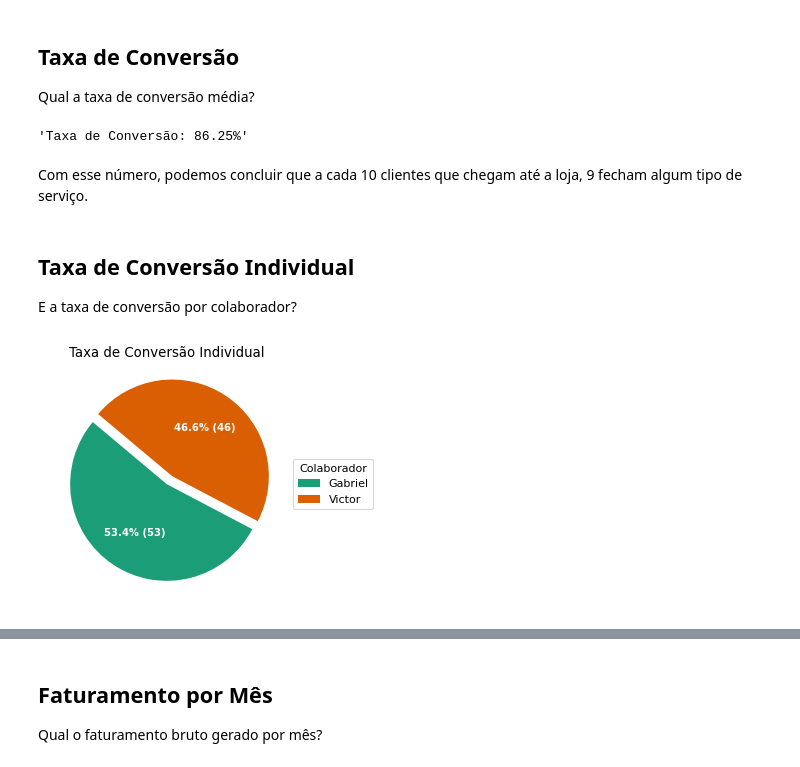
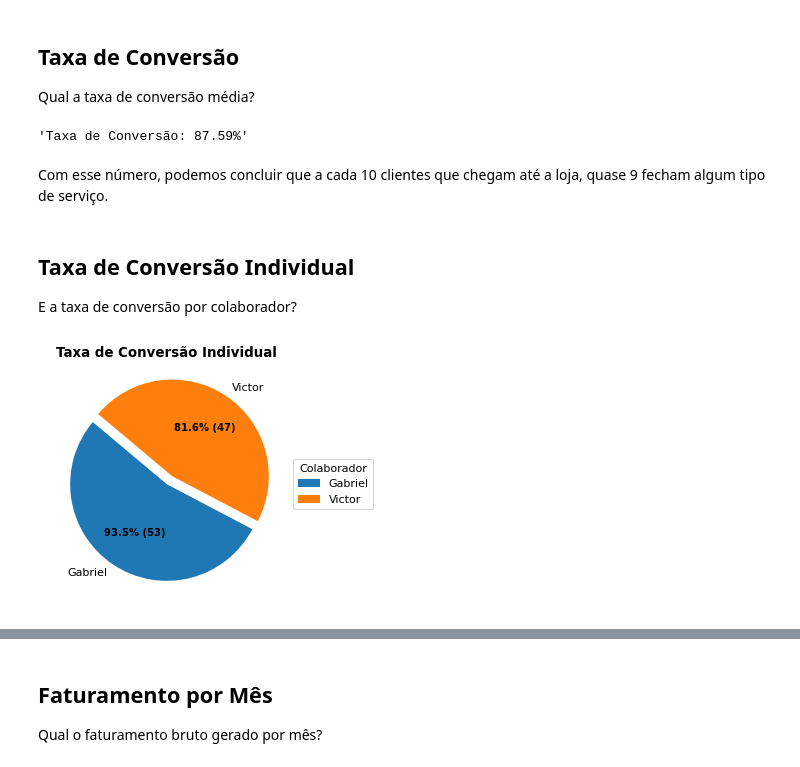
Before and after one commit to hgosouza1/Data-Science, a Jupyter notebook: Projeto Pessoal/Estética Automotiva/relatorio_geral_negocio.ipynb, the cells around one changed output, grey strips where cells are left out. Saved outputs shown, nothing was run; the diff lists cells and outputs as text; code cells hidden in the pictures.

```diff
--- a/Projeto Pessoal/Estética Automotiva/relatorio_geral_negocio.ipynb
+++ b/Projeto Pessoal/Estética Automotiva/relatorio_geral_negocio.ipynb
@@ -174,47 +176,46 @@ Qual a taxa de conversão média?
 #Calculando a taxa de conversão
 taxa = ((dados.situacao == "FECHADO").sum()/dados.ID.count())
 
+colunas = ['responsavel', 'situacao']
+individual = (dados[(dados.situacao == "FECHADO")][colunas].groupby('responsavel').size()/dados.groupby(['responsavel']).size()).reset_index(name='counts')
+
+data = mean(individual['counts'])
+
 #Formatando e imprimindo o resultado
-f'Taxa de Conversão: {taxa:.2%}'
+f'Taxa de Conversão: {data:.2%}'
 # %% [output]
-'Taxa de Conversão: 86.25%'
+'Taxa de Conversão: 87.59%'
 # %% [markdown]
-Com esse número, podemos concluir que a cada 10 clientes que chegam até a loja, 9 fecham algum tipo de serviço.
+Com esse número, podemos concluir que a cada 10 clientes que chegam até a loja, quase 9 fecham algum tipo de serviço.
 # %% [markdown]
 ## Taxa de Conversão Individual
 E a taxa de conversão por colaborador?
 # %%
 #Calculando a taxa de conversão
 colunas = ['responsavel', 'situacao']
 individual = (dados[(dados.situacao == "FECHADO")][colunas].groupby('responsavel').size()/dados.groupby(['responsavel']).size()).reset_index(name='counts')
 
 #Gerando o gráfico de pizza
 fig, ax = plt.subplots(subplot_kw=dict(aspect="equal"), dpi= 80)
 
 data = individual['counts']
 atendimento = dados.groupby(['responsavel']).size()
 responsavel = individual['responsavel']
 explode = [0, 0.1]
 
-#Função para adicionar os rótulos de valor
-def func(pct, allvals):
-    absolute = int(pct+0.*np.sum(allvals))
-    return "{:.1f}% ({:d})".format(pct, absolute)
-
-labels = list(responsavel)
+#Rótulos nas fatias
+labels = list(individual['responsavel'])
 
 wedges, texts, autotexts = ax.pie(data,
                                   labels=labels,
-                                  autopct=lambda pct: func(pct, atendimento),
-                                  textprops=dict(color="w"),
-                                  colors=plt.cm.Dark2.colors,
+                                  autopct=lambda v:f"{sum(data)*v:.1f}% ({v*1:.0f})",
                                   startangle=140,
                                   explode=explode)
 
 #Títulos e decoração
 ax.legend(wedges, responsavel, title="Colaborador", loc="center left", bbox_to_anchor=(1, 0, 0.5, 1))
-plt.setp(autotexts, size=9, weight=700)
-ax.set_title("Taxa de Conversão Individual")
+plt.setp(autotexts, size=9, weight=600)
+ax.set_title("Taxa de Conversão Individual", weight=700)
 plt.show()
 # %% [output]
-[figure, old version]
+[figure, new version]
```
Also changed, not shown: parts of 15 cells of this notebook.
